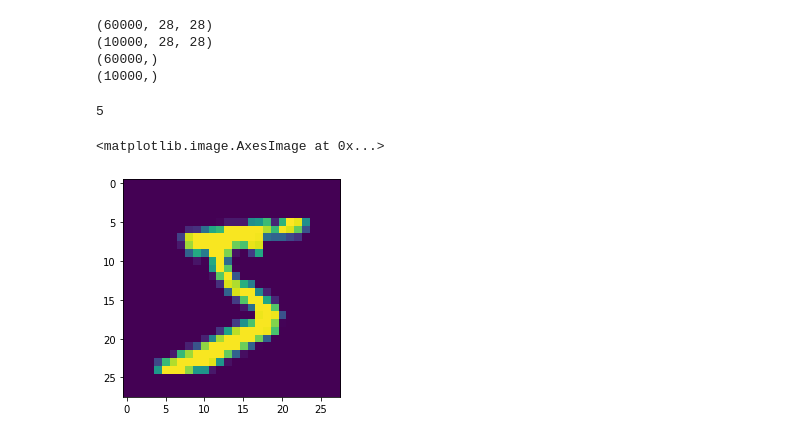
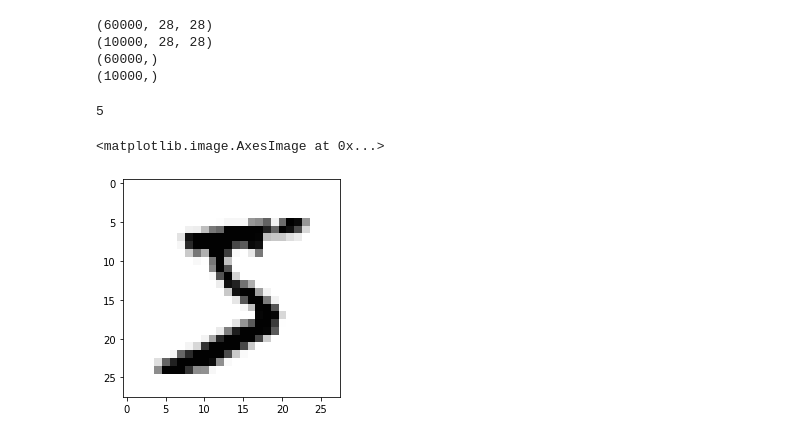
Before and after one commit to Ron-Wu/Machine-learning-0602, a Jupyter notebook: MLP.ipynb, the cells around one changed output. Cells and saved outputs as stored; diff of their text form; code cells hidden in the pictures.

```diff
--- a/MLP.ipynb
+++ b/MLP.ipynb
@@ -17,8 +17,10 @@ print(y_test.shape)
 # %%
 import matplotlib.pyplot as plt
 print(y_train[0])
-plt.imshow(x_train[0])
+
+＃# matplot colormap: https://matplotlib.org/stable/tutorials/colors/colormaps.html
+plt.imshow(x_train[0], cmap="Greys") # cmap 可以改變圖片顏色
 # %% [output]
 5
 <matplotlib.image.AxesImage at 0x...>
-[figure, old version]
+[figure, new version]
```
Also changed, not shown: parts of 3 cells of this notebook.
